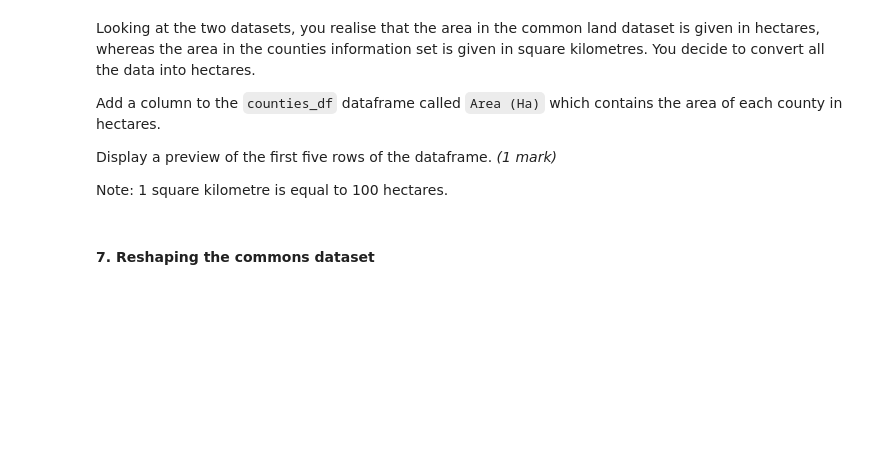
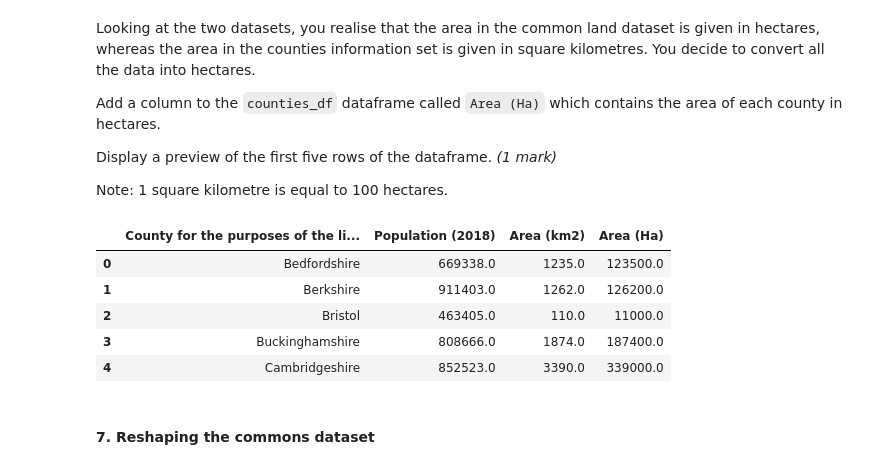
Before and after one commit to khandrew221/Data-Analysis-Uni-Projects, a Jupyter notebook: 2020J_TMA01_q1.ipynb, the cells around one changed output. Saved outputs shown, nothing was run; the diff lists cells and outputs as text; code cells hidden in the pictures; blank space fills up the shorter version.

```diff
--- a/2020J_TMA01_q1.ipynb
+++ b/2020J_TMA01_q1.ipynb
@@ -98,0 +105,3 @@ Display a preview of the first five rows of the dataframe. *(4 marks)*
+# %%
+counties_df = pd.read_csv('data/counties.csv', usecols=['County for the purposes of the lieutenancies','Population (2018)','Area (km2)']);
+counties_df.head(5)
@@ -139,0 +170,5 @@ Use this information, and the results of [part 4](#identifying_discrepancies), t
+# %%
+#We need populations and areas as numbers to be able to add them properly
+#Strip whitespace and remove commas from the numbers, then convert to floats
+counties_df['Population (2018)'] = counties_df['Population (2018)'].str.strip().str.replace(',','').astype(float)
+counties_df['Area (km2)'] = counties_df['Area (km2)'].str.strip().str.replace(',','').astype(float)
@@ -152,3 +201,13 @@ Note: 1 square kilometre is equal to 100 hectares.
+# %%
+counties_df['Area (Ha)'] = 100 * counties_df['Area (km2)']
+counties_df.head(5)
+# %% [output]
+|  | County for the purposes of the li... | Population (2018) | Area (km2) | Area (Ha) |
+| 0 | Bedfordshire | 669338.0 | 1235.0 | 123500.0 |
+| 1 | Berkshire | 911403.0 | 1262.0 | 126200.0 |
+| 2 | Bristol | 463405.0 | 110.0 | 11000.0 |
+| 3 | Buckinghamshire | 808666.0 | 1874.0 | 187400.0 |
+| 4 | Cambridgeshire | 852523.0 | 3390.0 | 339000.0 |
 # %% [markdown]
 #### 7. Reshaping the commons dataset
 # %% [markdown]
```
Also changed, not shown: parts of 31 cells of this notebook, 1 other file.
